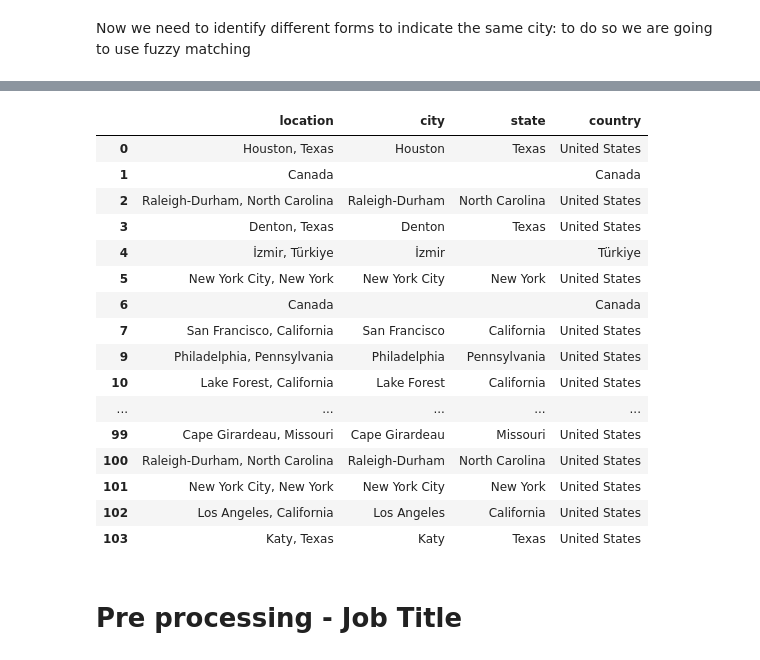
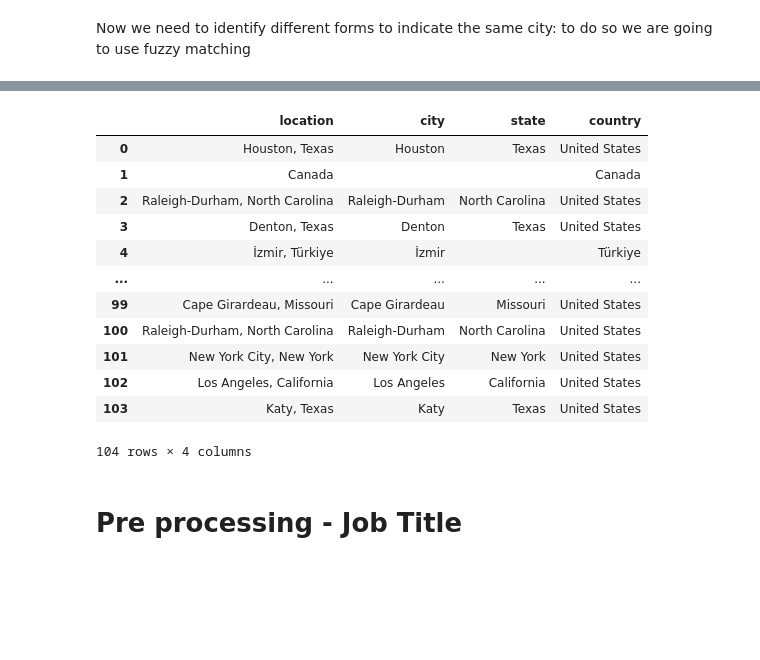
Before and after one commit to Ilvecho/Potential-Talent, a Jupyter notebook: P3_notebook.ipynb, the cells around one changed output, grey strips where cells are left out. Cells and saved outputs as stored; diff of their text form; code cells hidden in the pictures; blank space fills up the shorter version.

```diff
--- a/P3_notebook.ipynb
+++ b/P3_notebook.ipynb
@@ -250,5 +259,5 @@ for key in replacements.keys():
 # %%
 # Manual touch to accomodate my tastes
-unique_data.location = unique_data.location.str.replace('York,', 'York City,')
+data.location = data.location.str.replace('York,', 'York City,')
 # %%
 # let's now check the strings that still don't contain a comma
@@ -265,12 +274,12 @@ San Francisco Bay
 # %%
 # Manually fix this last surviving examples
-unique_data.location = unique_data.location.str.replace('Philadelphia', 'Philadelphia, Pennsylvania')
-unique_data.location = unique_data.location.str.replace('Dallas/Fort Worth', 'Dallas, Texas')
-unique_data.location = unique_data.location.str.replace('Boston', 'Boston, Massachusetts')
-unique_data.location = unique_data.location.str.replace('San Francisco Bay', 'San Francisco, California')
+data.location = data.location.str.replace('Philadelphia', 'Philadelphia, Pennsylvania')
+data.location = data.location.str.replace('Dallas/Fort Worth', 'Dallas, Texas')
+data.location = data.location.str.replace('Boston', 'Boston, Massachusetts')
+data.location = data.location.str.replace('San Francisco Bay', 'San Francisco, California')
 
 # Amerika Birleşik Devletleri in turkish means United States of America
-unique_data.location = unique_data.location.str.replace('Amerika Birleşik Devletleri', 'United States')
+data.location = data.location.str.replace('Amerika Birleşik Devletleri', 'United States')
 # %%
 # Now that we have (almost) all the locations as city, state
 # we split them
@@ -279,7 +288,7 @@ state_list = []
 country_list = []
 
 
-for index, row in unique_data.iterrows():
+for index, row in data.iterrows():
   # compute the similarity for Job Title
   if ',' not in row.location:
     city_list.append('')
@@ -296,9 +305,9 @@ for index, row in unique_data.iterrows():
     state_list.append(state)
     country_list.append('United States')
 # %%
-unique_data['city'] = city_list
-unique_data['state'] = state_list
-unique_data['country'] = country_list
+data['city'] = city_list
+data['state'] = state_list
+data['country'] = country_list
 # %%
 fig = px.bar(x=unique_data.location.value_counts().keys(), y=unique_data.location.value_counts(), title='Location bar plot')
 fig.update_xaxes(tickangle=40)
@@ -324,24 +333,20 @@ fig.show()
 # %% [output]
 [interactive output not drawn]
 # %%
-unique_data[['location', 'city', 'state', 'country']]
+data[['location', 'city', 'state', 'country']]
 # %% [output]
 |  | location | city | state | country |
 | 0 | Houston, Texas | Houston | Texas | United States |
 | 1 | Canada |  |  | Canada |
 | 2 | Raleigh-Durham, North Carolina | Raleigh-Durham | North Carolina | United States |
 | 3 | Denton, Texas | Denton | Texas | United States |
 | 4 | İzmir, Türkiye | İzmir |  | Türkiye |
-| 5 | New York City, New York | New York City | New York | United States |
-| 6 | Canada |  |  | Canada |
-| 7 | San Francisco, California | San Francisco | California | United States |
-| 9 | Philadelphia, Pennsylvania | Philadelphia | Pennsylvania | United States |
-| 10 | Lake Forest, California | Lake Forest | California | United States |
 | ... | ... | ... | ... | ... |
 | 99 | Cape Girardeau, Missouri | Cape Girardeau | Missouri | United States |
 | 100 | Raleigh-Durham, North Carolina | Raleigh-Durham | North Carolina | United States |
 | 101 | New York City, New York | New York City | New York | United States |
 | 102 | Los Angeles, California | Los Angeles | California | United States |
 | 103 | Katy, Texas | Katy | Texas | United States |
+104 rows × 4 columns
 # %% [markdown]
 # Pre processing - Job Title
```
Also changed, not shown: parts of 34 cells of this notebook.
